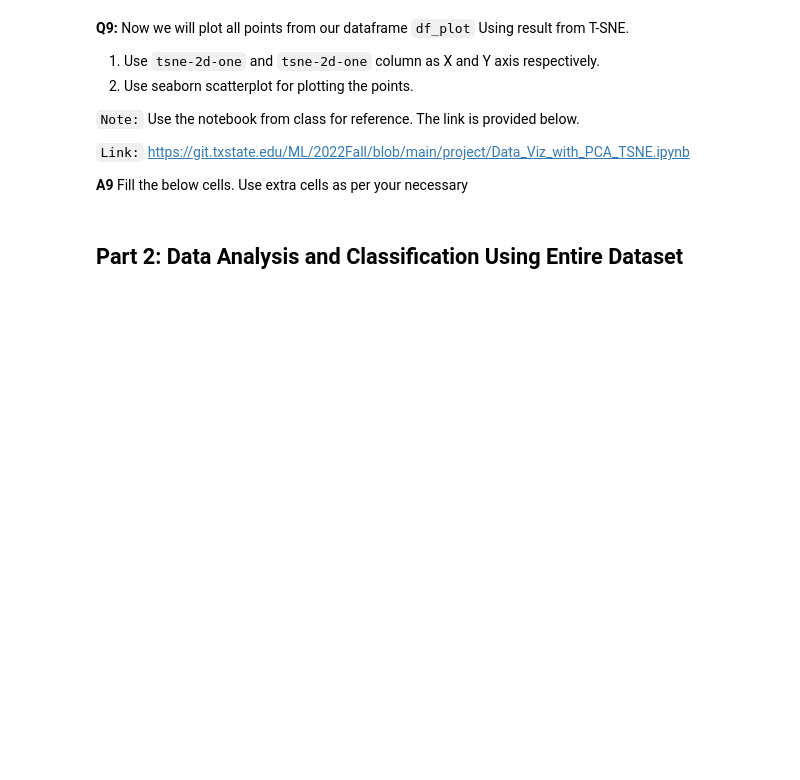
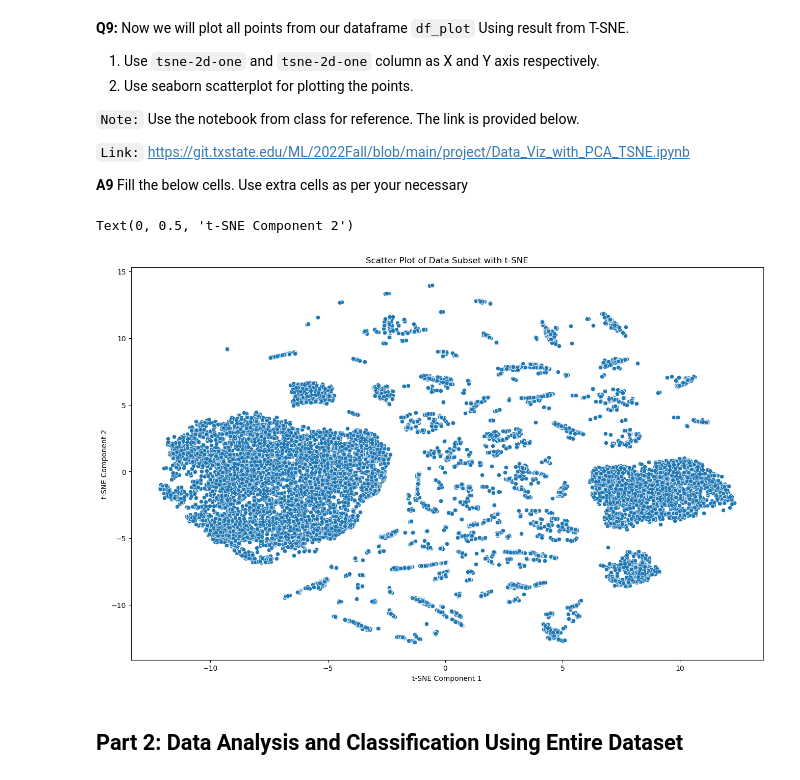
Before and after one commit to P-wig/ML-HW, a Jupyter notebook: HW6/HW6.ipynb, the cells around one changed output. Saved outputs shown, nothing was run; the diff lists cells and outputs as text; code cells hidden in the pictures; blank space fills up the shorter version.

```diff
--- a/HW6/HW6.ipynb
+++ b/HW6/HW6.ipynb
@@ -306,3 +318,12 @@ sns.scatterplot(
+# %%
+plt.figure(figsize=(16,10))
+sns.scatterplot(x=data_subset_x[:, 57], y=data_subset_x[:, 58], data=df_plot)
+plt.title('Scatter Plot of Data Subset with t-SNE')
+plt.xlabel('t-SNE Component 1')
+plt.ylabel('t-SNE Component 2')
+# %% [output]
+Text(0, 0.5, 't-SNE Component 2')
+[figure, added]
 # %% [markdown]
 ## Part 2: Data Analysis and Classification Using Entire Dataset
 # %% [markdown]
```
Also changed, not shown: parts of 6 cells of this notebook.
